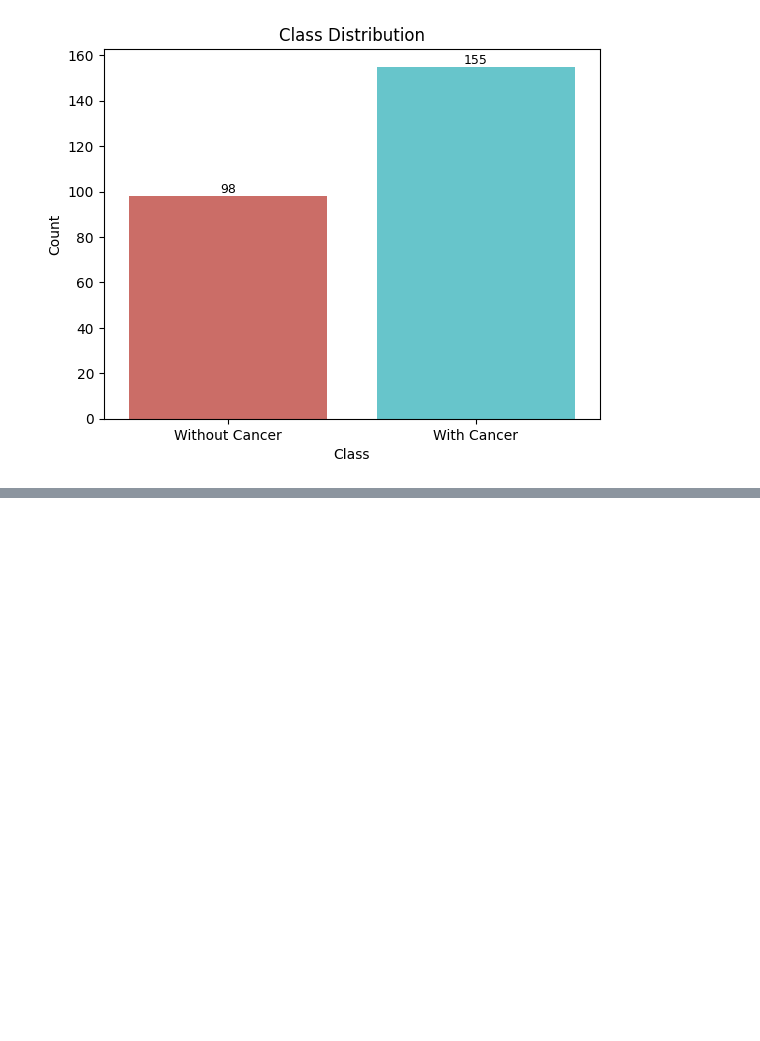
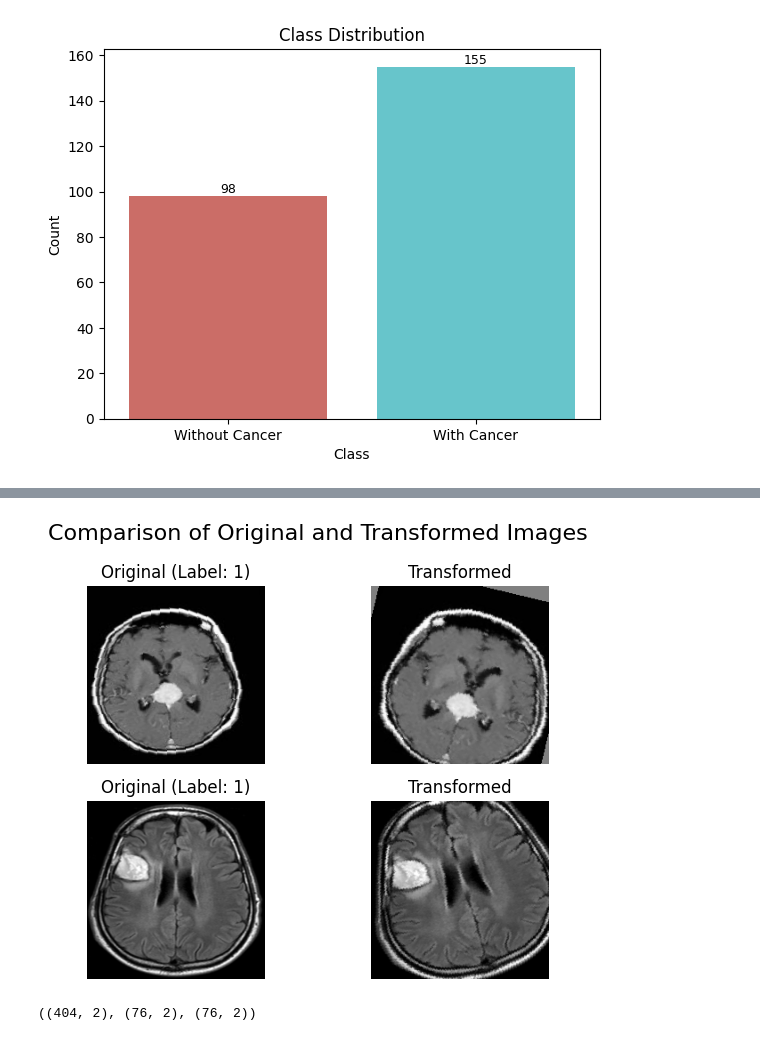
Before and after one commit to LCDA-UCP/dl_with_pytorch, a Jupyter notebook: Brain Tumor Detection/Brain_Tumor_Detection_code/brainTumorDetection.ipynb, the cells around one changed output, grey strips where cells are left out. Saved outputs shown, nothing was run; the diff lists cells and outputs as text; code cells hidden in the pictures; blank space fills up the shorter version.

```diff
--- a/Brain Tumor Detection/Brain_Tumor_Detection_code/brainTumorDetection.ipynb
+++ b/Brain Tumor Detection/Brain_Tumor_Detection_code/brainTumorDetection.ipynb
@@ -136,0 +365,8 @@ The code shows some specific numbers in the `test_size`, so that validation and
+# %%
+compare_original_transformed(train_augmented, transform=train_transform, num_samples=2)
+# %% [output]
+[figure, added]
+# %%
+train_augmented.shape, val_df.shape, test_df.shape
+# %% [output]
+((404, 2), (76, 2), (76, 2))
```
Also changed, not shown: parts of 21 cells of this notebook.
